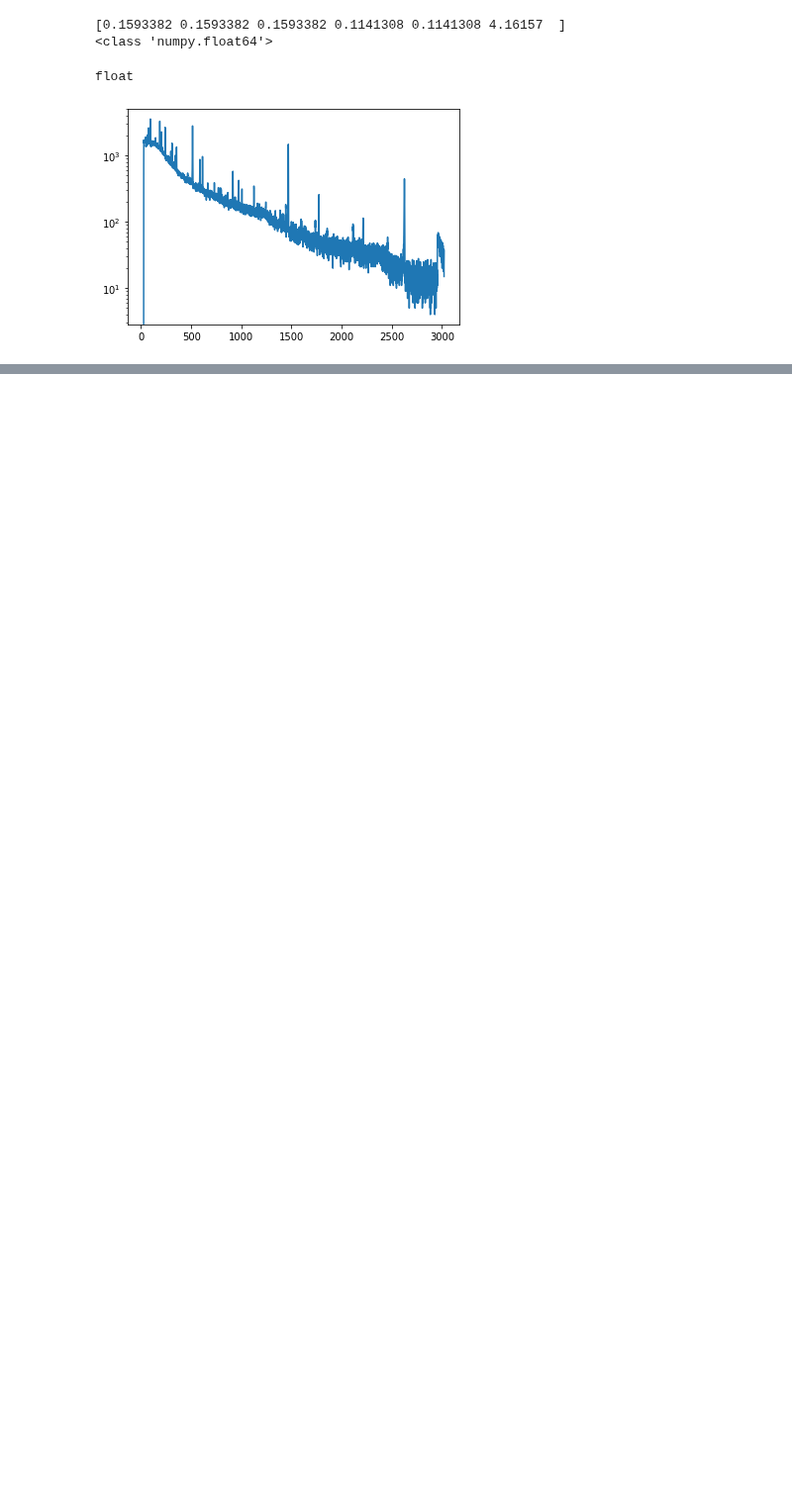
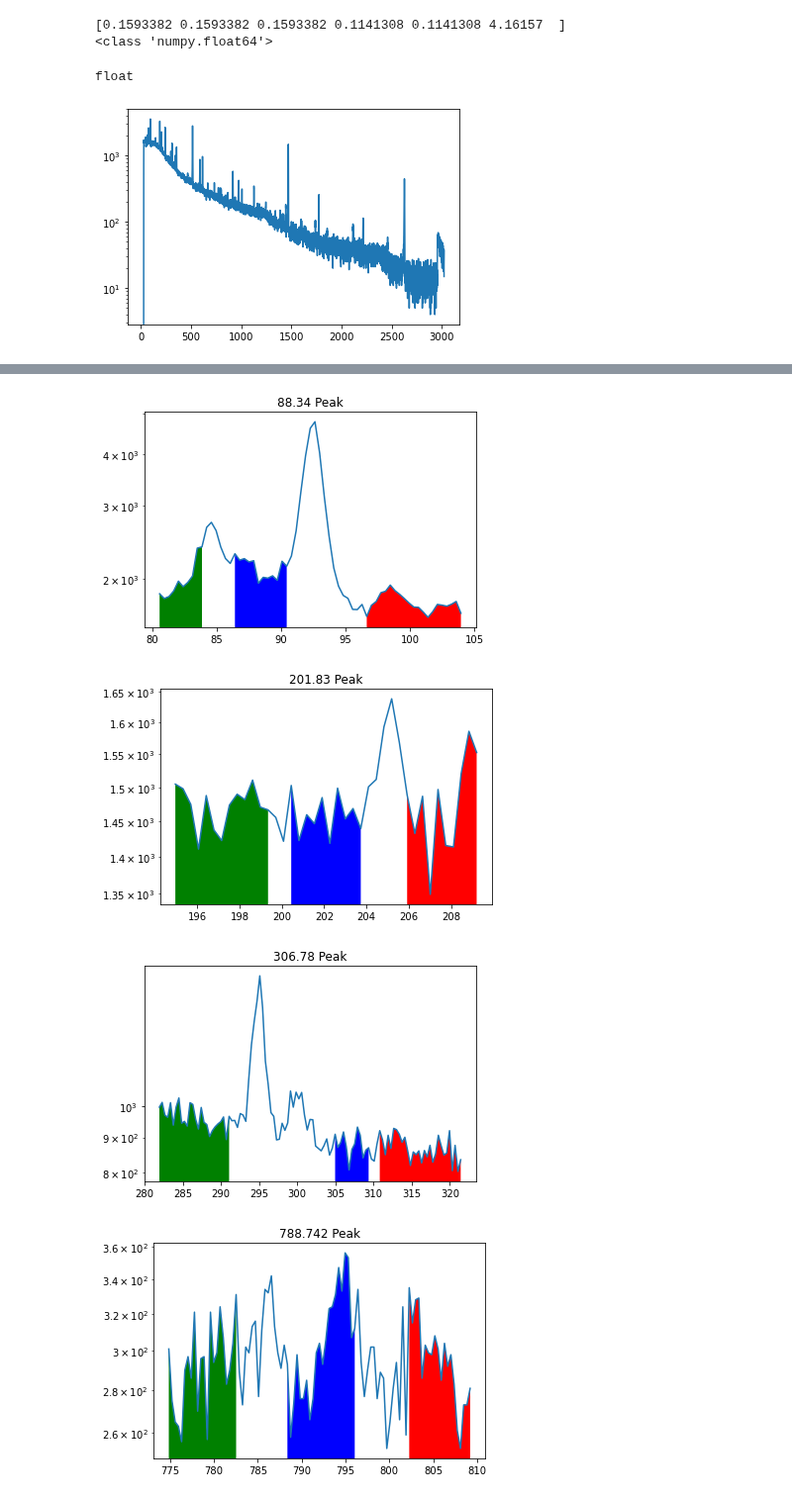
Before and after one commit to bearing/radwatch-analysis, a Jupyter notebook: NAA/Updated Eff Cal for F19 Fish.ipynb, the cells around one changed output, grey strips where cells are left out. Shown at 99% size. Saved outputs shown, nothing was run; the diff lists cells and outputs as text; code cells hidden in the pictures; blank space fills up the shorter version.

```diff
--- a/NAA/Updated Eff Cal for F19 Fish.ipynb
+++ b/NAA/Updated Eff Cal for F19 Fish.ipynb
@@ -237,7 +102,7 @@ plot_peak_region(roi, spec, source_energies, float(source_energies[5]))
 # %%
-roi.set_sideband(float(source_energies[0]), 2,[[-1, -.4], [-.7, 1.4], [1.0, 1.7]], 1)
-roi.set_sideband(float(source_energies[1]), 4, [[-1.8, -.5], [-.4, .6], [.8, 1.8]],1)
+roi.set_sideband(float(source_energies[0]), 4, [[-2, -1.0], [-.5, .7], [2.0, 4.0]], 1)
+roi.set_sideband(float(source_energies[1]), 4, [[-1.8, -.5], [-.4, .6], [1.0, 2.0]],1)
 roi.set_sideband(float(source_energies[2]), 5, [[-5, -3], [-.4, .6], [.8, 3]],1)
 roi.set_sideband(float(source_energies[3]), 7, [[-2, -.8], [-.1, 1.1], [1.9, 3]],1)
-roi.set_sideband(float(source_energies[4]), 8, [[-2.8, -.8], [-.5, .6], [1, 3]],1)
+roi.set_sideband(float(source_energies[4]), 8, [[-2.8, -.8], [-.5, .6], [1, 2.5]],1)
 roi.set_sideband(float(source_energies[5]), 10, [[-4, -2], [-.8, 1.2], [2, 3]],1)
@@ -257,0 +111,8 @@ plot_peak_region(roi, bg, source_energies, float(source_energies[5]))
+# %%
+for i in range(len(source_energies.tolist())):
+    roi.plot_peak_region(bg, source_energies, source_energies.tolist()[i], 1)
+# %% [output]
+[figure, added]
+[figure, added]
+[figure, added]
+[figure, added]
```
Also changed, not shown: parts of 18 cells of this notebook, 5 other files.
